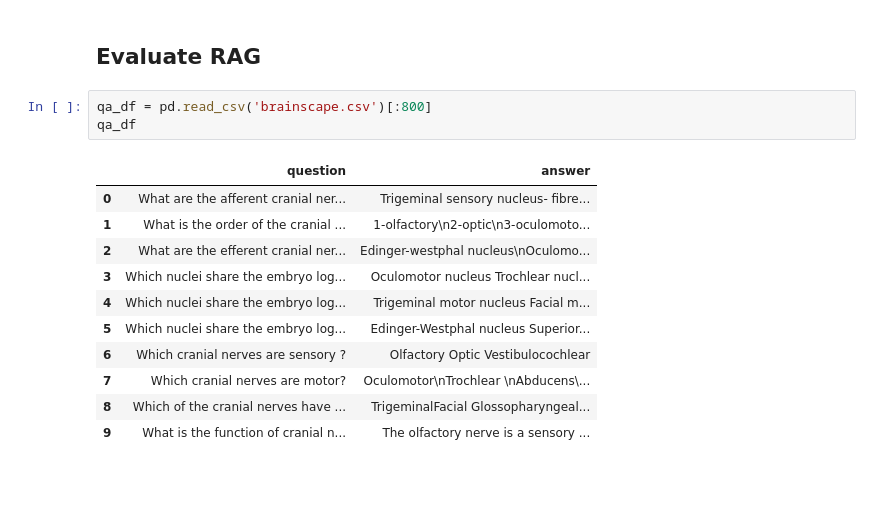
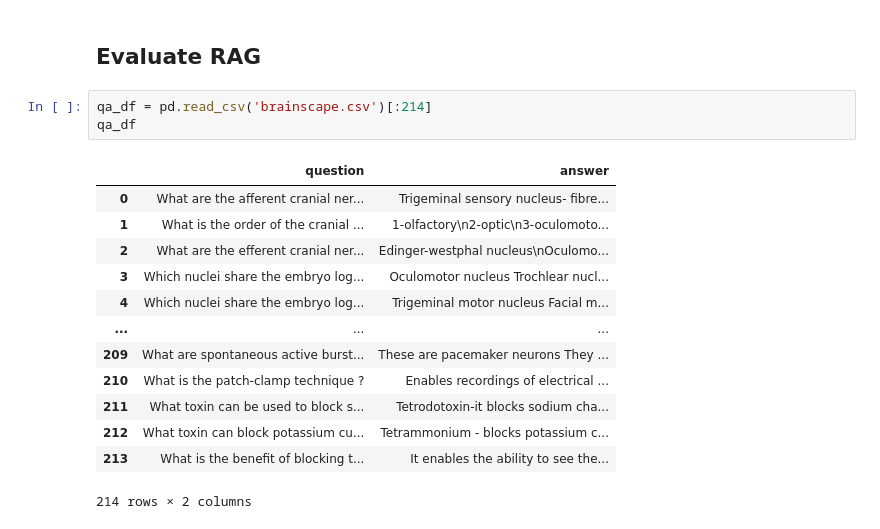
Before and after one commit to Biomed-imaging-lab/NeuroRAG, a Jupyter notebook: research-rag/graph-rag.ipynb, the cells around one changed output. Drawn from its saved outputs; the diff is of its cells as text; blank space fills up the shorter version.

```diff
--- a/research-rag/graph-rag.ipynb
+++ b/research-rag/graph-rag.ipynb
@@ -676,20 +678,22 @@ app.invoke({"question": 'What is the order of the cranial nerves?'})
 # %% [markdown]
 ## Evaluate RAG
 # %%
-qa_df = pd.read_csv('brainscape.csv')[:800]
+qa_df = pd.read_csv('brainscape.csv')[:214]
 qa_df
 # %% [output]
 |  | question | answer |
 | 0 | What are the afferent cranial ner... | Trigeminal sensory nucleus- fibre... |
 | 1 | What is the order of the cranial ... | 1-olfactory\n2-optic\n3-oculomoto... |
 | 2 | What are the efferent cranial ner... | Edinger-westphal nucleus\nOculomo... |
 | 3 | Which nuclei share the embryo log... | Oculomotor nucleus Trochlear nucl... |
 | 4 | Which nuclei share the embryo log... | Trigeminal motor nucleus Facial m... |
-| 5 | Which nuclei share the embryo log... | Edinger-Westphal nucleus Superior... |
-| 6 | Which cranial nerves are sensory ? | Olfactory Optic Vestibulocochlear |
-| 7 | Which cranial nerves are motor? | Oculomotor\nTrochlear \nAbducens\... |
-| 8 | Which of the cranial nerves have ... | TrigeminalFacial Glossopharyngeal... |
-| 9 | What is the function of cranial n... | The olfactory nerve is a sensory ... |
+| ... | ... | ... |
+| 209 | What are spontaneous active burst... | These are pacemaker neurons They ... |
+| 210 | What is the patch-clamp technique ? | Enables recordings of electrical ... |
+| 211 | What toxin can be used to block s... | Tetrodotoxin-it blocks sodium cha... |
+| 212 | What toxin can block potassium cu... | Tetrammonium - blocks potassium c... |
+| 213 | What is the benefit of blocking t... | It enables the ability to see the... |
+214 rows × 2 columns
 # %%
 questions = list(qa_df['question'].tolist())
 expected_answers = list(qa_df['answer'].tolist())
```
Also changed, not shown: parts of 8 cells of this notebook.
